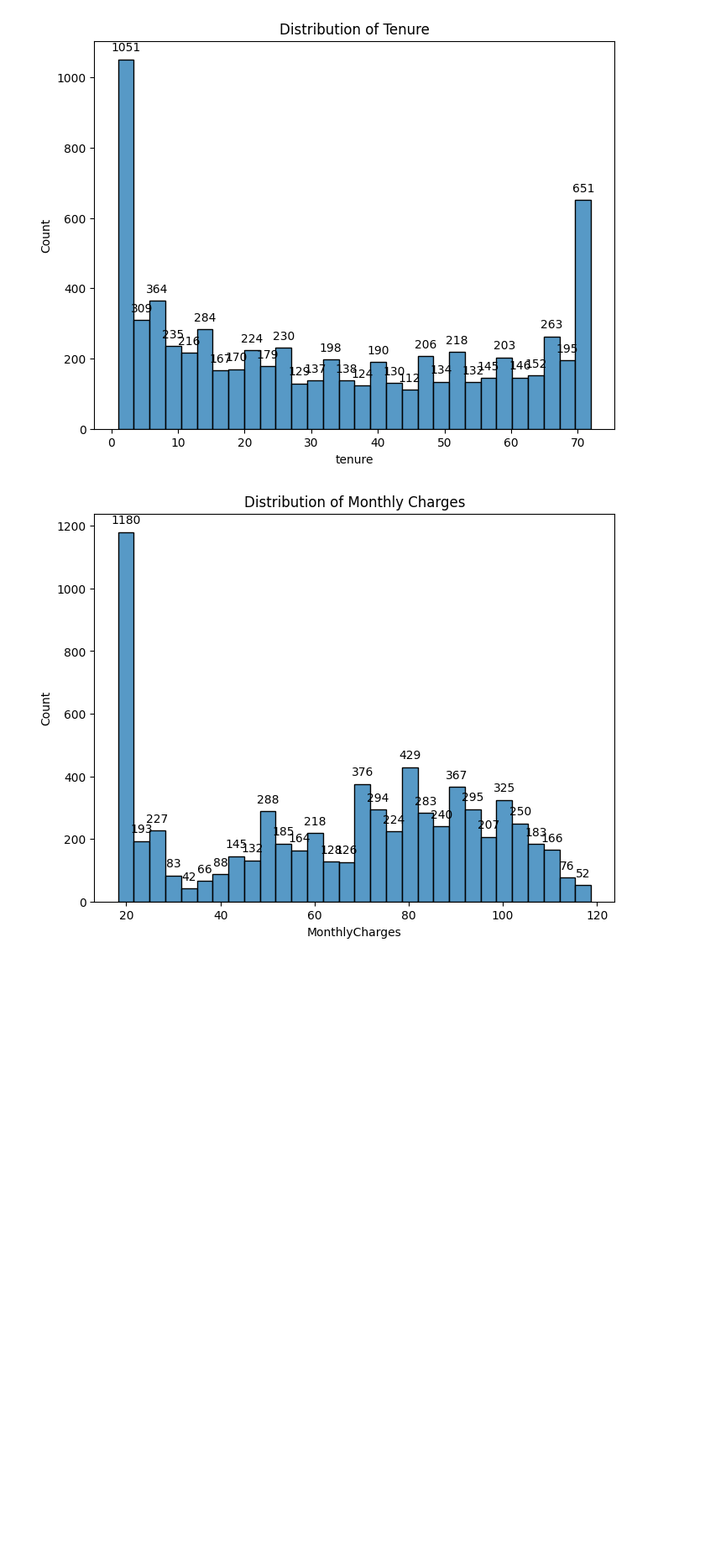
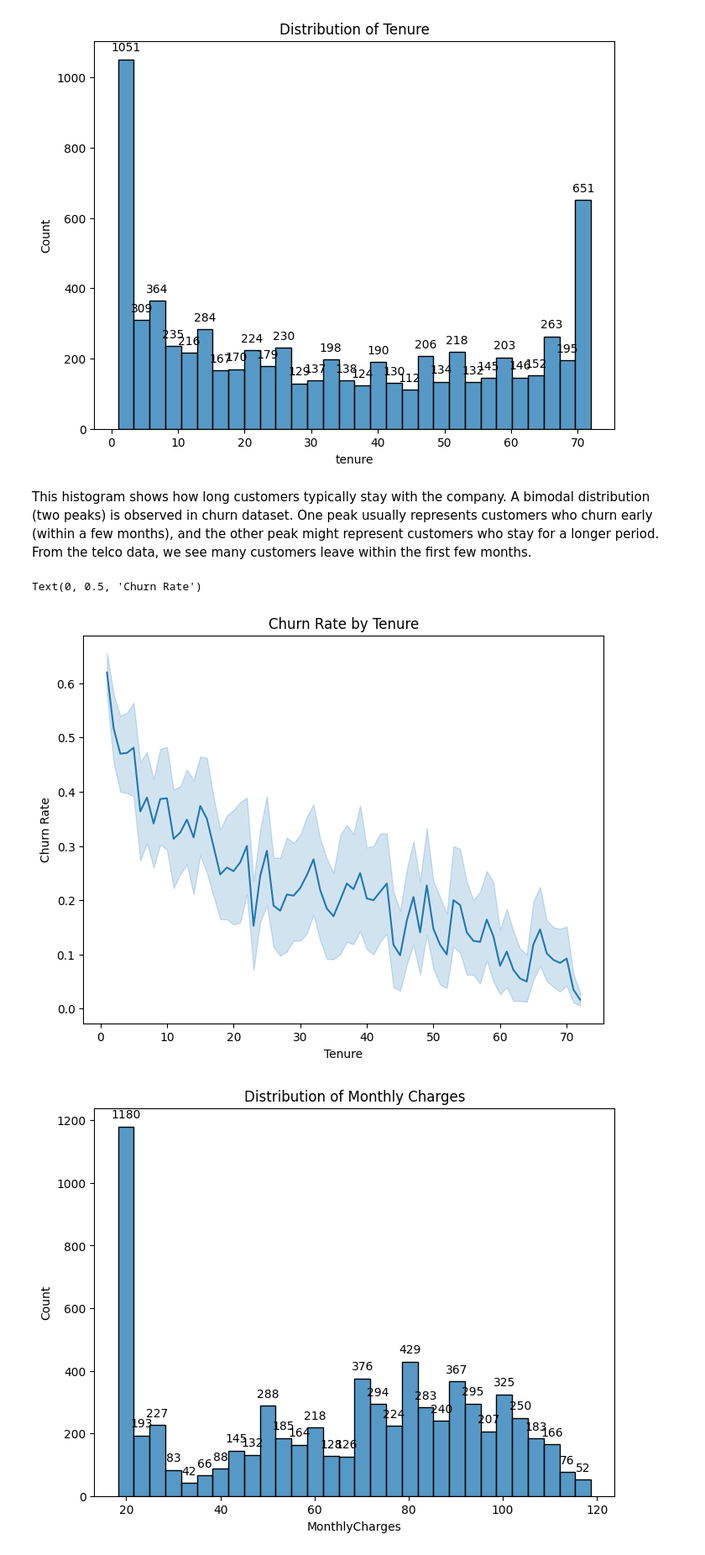
Before and after one commit to AdeelHamid/telco-customer-churn, a Jupyter notebook: notebooks/eda.ipynb, the cells around one changed output. Shown: that part at 84% size. Saved outputs shown, nothing was run; the diff lists cells and outputs as text; code cells hidden in the pictures; blank space fills up the shorter version.

```diff
--- a/notebooks/eda.ipynb
+++ b/notebooks/eda.ipynb
@@ -230,6 +233,20 @@ for p in ax.patches:
 plt.show()
 # %% [output]
 [figure]
+# %% [markdown]
+This histogram shows how long customers typically stay with the company.
+A bimodal distribution (two peaks) is observed in churn dataset. One peak usually represents customers who churn early (within a few months), and the other peak might represent customers who stay for a longer period.
+From the telco data, we see many customers leave within the first few months.
+# %%
+# create a line chart with tenure on x-axis and count on y-axis. it should show the churn rate
+plt.figure(figsize=(8, 6))
+sns.lineplot(x='tenure', y='Churn', data=df)
+plt.title('Churn Rate by Tenure')
+plt.xlabel('Tenure')
+plt.ylabel('Churn Rate')
+# %% [output]
+Text(0, 0.5, 'Churn Rate')
+[figure, added]
 # %%
 # Distribution of Monthly Charges
 plt.figure(figsize=(8, 6))
```
Also changed, not shown: parts of 8 cells of this notebook.
